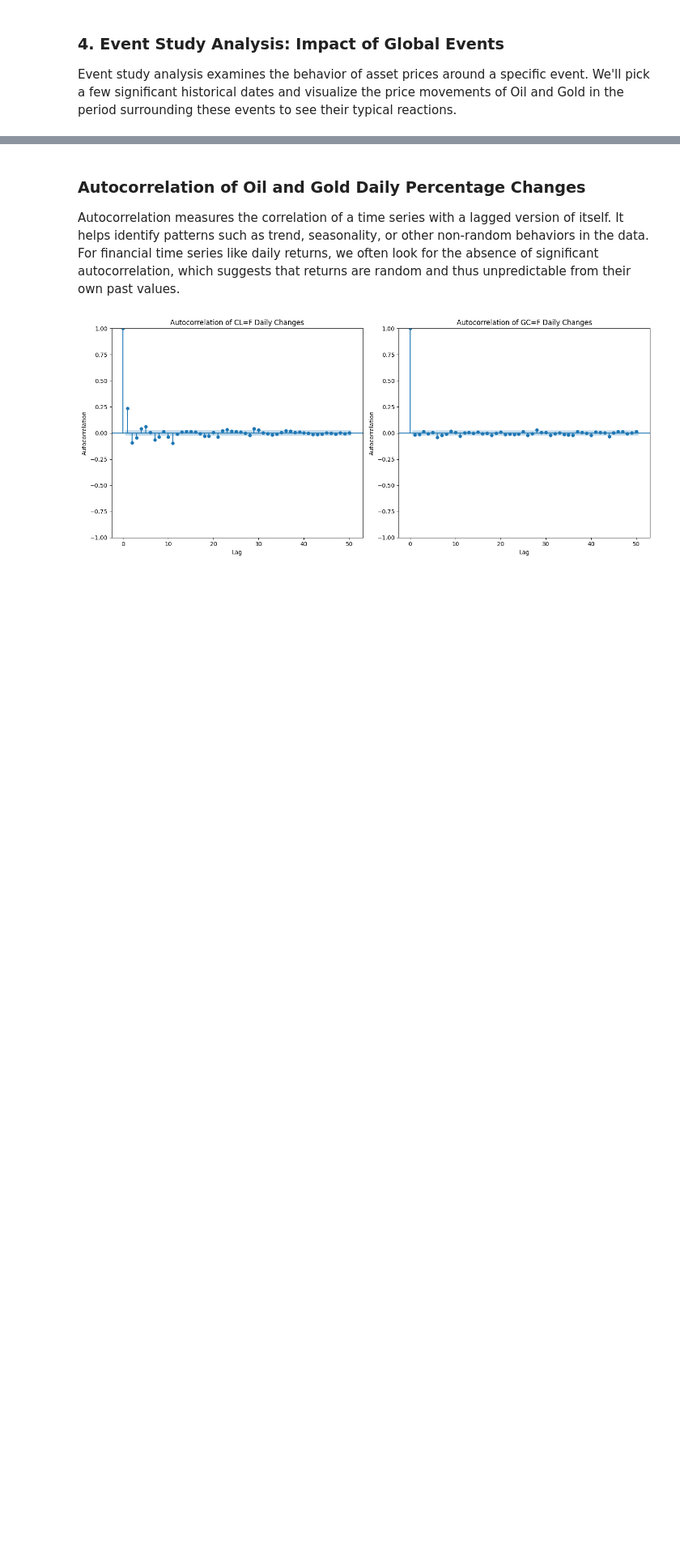
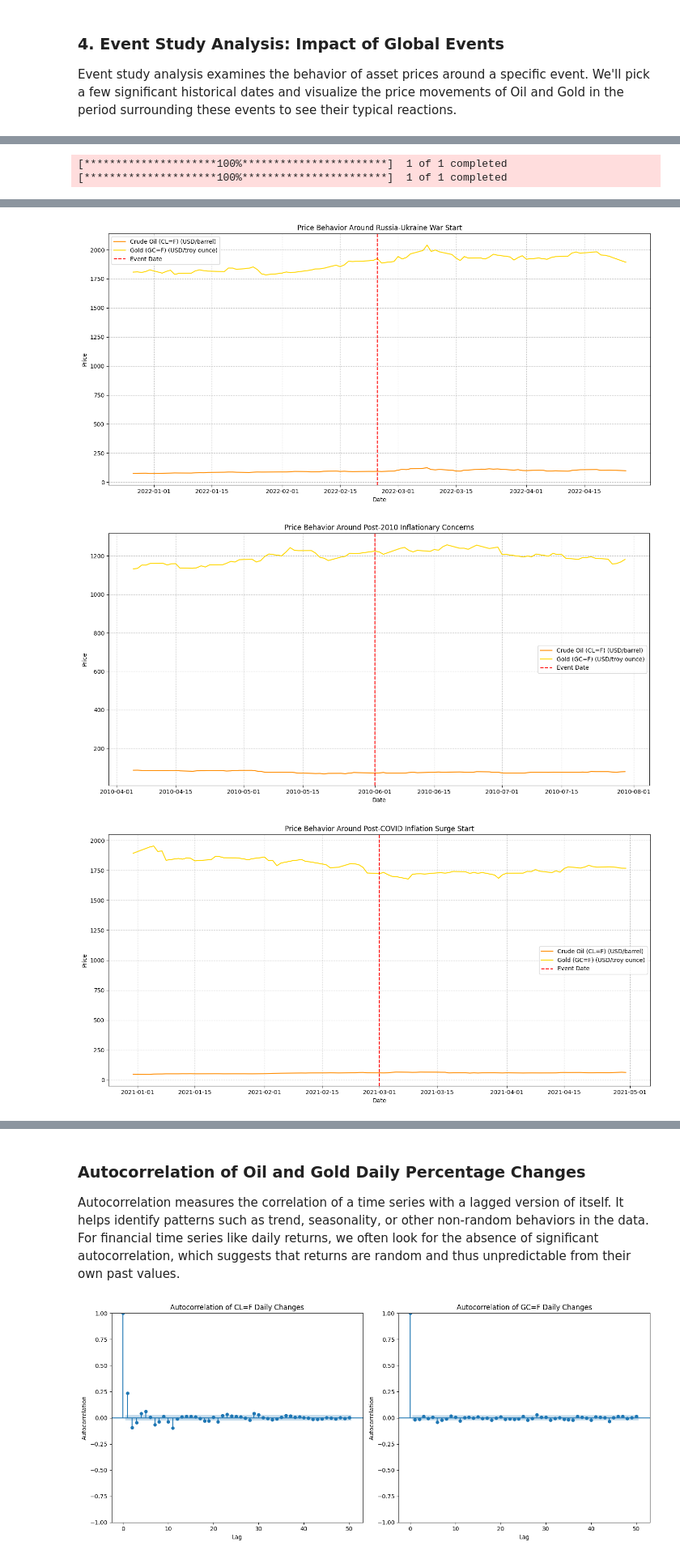
Before and after one commit to GUIVICFISHER/RiskNeutralKernel2026, a Jupyter notebook: STOCK_ANALYZER_EXP_1_ALPACA_CONNECT.ipynb, the cells around one changed output, grey strips where cells are left out. Shown at 81% size. Drawn from its saved outputs; the diff is of its cells as text; code cells hidden in the pictures; blank space fills up the shorter version.

```diff
--- a/STOCK_ANALYZER_EXP_1_ALPACA_CONNECT.ipynb
+++ b/STOCK_ANALYZER_EXP_1_ALPACA_CONNECT.ipynb
@@ -1240,0 +1374,70 @@ No data available for event 'Dot-com Bubble Burst' in the specified window.
+# %%
+import pandas as pd
+import matplotlib.pyplot as plt
+import yfinance as yf
+
+# Define ticker symbols for Oil and Gold futures
+oil_ticker = 'CL=F'
+gold_ticker = 'GC=F'
+period = 'max'
+
+# Fetch data for Oil
+oil_data = yf.download(oil_ticker, period=period)
+oil_data = oil_data[['Close']].rename(columns={'Close': f'{oil_ticker}_Close'})
+
+# Fetch data for Gold
+gold_data = yf.download(gold_ticker, period=period)
+gold_data = gold_data[['Close']].rename(columns={'Close': f'{gold_ticker}_Close'})
+
+# Merge the data into a single DataFrame
+combined_data = pd.concat([oil_data, gold_data], axis=1).dropna()
+
+# Explicitly flatten MultiIndex columns if they exist, to ensure consistent column names
+# This handles cases where yfinance might return MultiIndex columns
+combined_data.columns = [col[0] if isinstance(col, tuple) else col for col in combined_data.columns]
+
+# Define a few significant global events
+# Format: {'Event Name': 'YYYY-MM-DD'}
+events = {
+    'Financial Crisis Peak': '2008-09-15', # Lehman Brothers collapse
+    'COVID-19 Pandemic Start': '2020-03-09', # Market crash due to COVID-19 fears
+    'Russia-Ukraine War Start': '2022-02-24', # Invasion of Ukraine
+    'Post-2010 Inflationary Concerns': '2010-06-01', # Representative of commodity boom / inflation fears post-2008
+    'Post-COVID Inflation Surge Start': '2021-03-01', # When inflation began to accelerate significantly globally
+    'ECB Introduces NIRP': '2014-06-05', # European Central Bank introduces negative deposit facility rate
+    'SNB Introduces NIRP': '2014-12-18', # Swiss National Bank introduces negative rates
+    'BoJ Introduces NIRP': '2016-01-29'  # Bank of Japan introduces negative rates
+}
+
+# Define the window around each event (e.g., +/- 60 days)
+window_days = 60
+
+for event_name, event_date_str in events.items():
+    event_date = pd.to_datetime(event_date_str)
+
+    start_date = event_date - pd.Timedelta(days=window_days)
+    end_date = event_date + pd.Timedelta(days=window_days)
+
+    # Filter data for the event window
+    event_data = combined_data.loc[start_date:end_date]
+
+    if not event_data.empty:
+        plt.figure(figsize=(14, 7))
+
+        plt.plot(event_data.index, event_data[f'{oil_ticker}_Close'], label=f'Crude Oil (CL=F) (USD/barrel)', color='darkorange')
+        plt.plot(event_data.index, event_data[f'{gold_ticker}_Close'], label=f'Gold (GC=F) (USD/troy ounce)', color='gold')
+
+        plt.axvline(event_date, color='red', linestyle='--', label='Event Date')
+
+        plt.title(f'Price Behavior Around {event_name}')
+        plt.xlabel('Date')
+        plt.ylabel('Price')
+        plt.legend()
+        plt.grid(True, linestyle='--', alpha=0.7)
+        plt.tight_layout()
+        plt.show()
+    else:
+        print(f"No data available for event '{event_name}' in the specified window.")
+# %% [output]
+[*********************100%***********************]  1 of 1 completed
+[*********************100%***********************]  1 of 1 completed
@@ -1240,0 +1446,3 @@ No data available for event 'Dot-com Bubble Burst' in the specified window.
+[figure, added]
+[figure, added]
+[figure, added]
```
Also changed, not shown: parts of 5 cells of this notebook.
